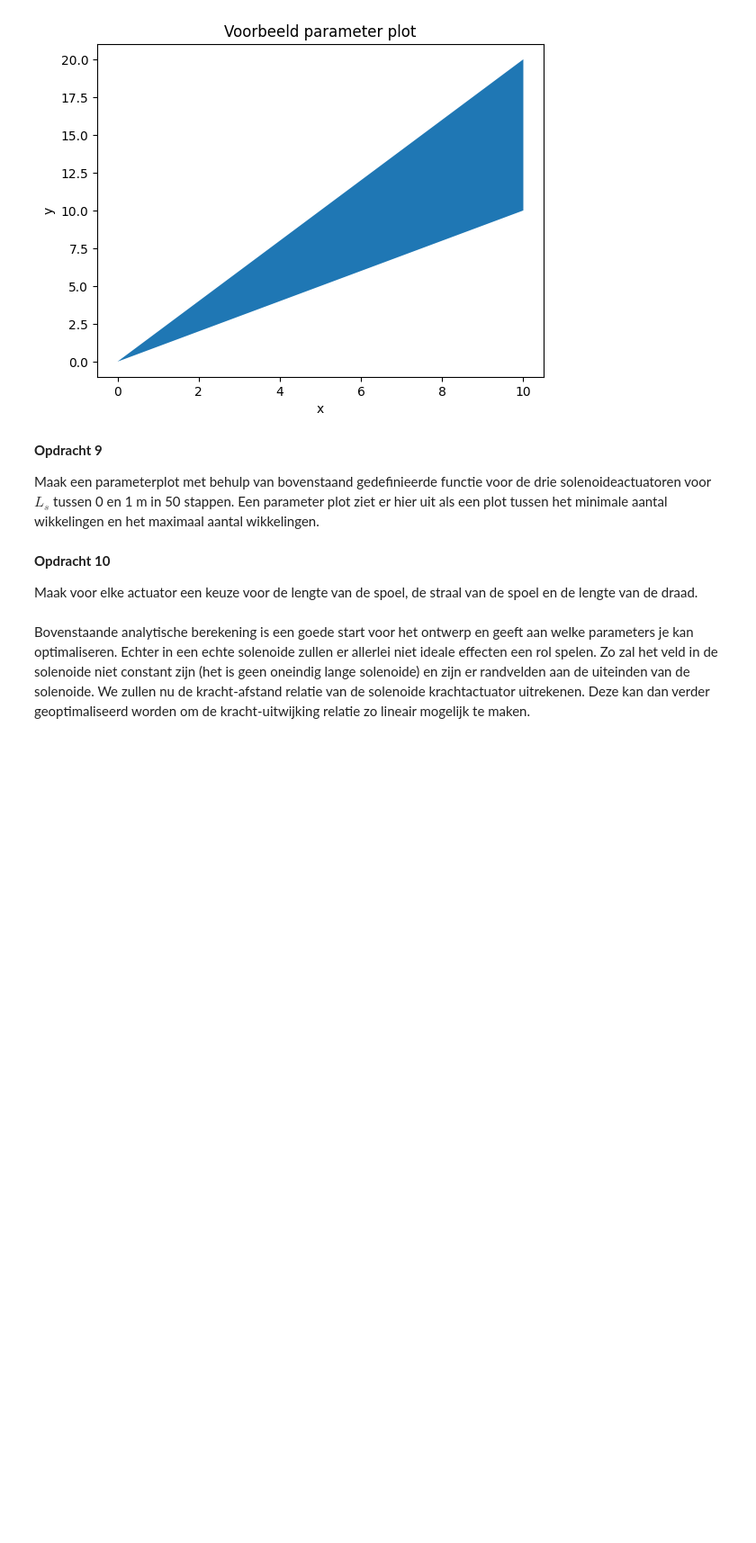
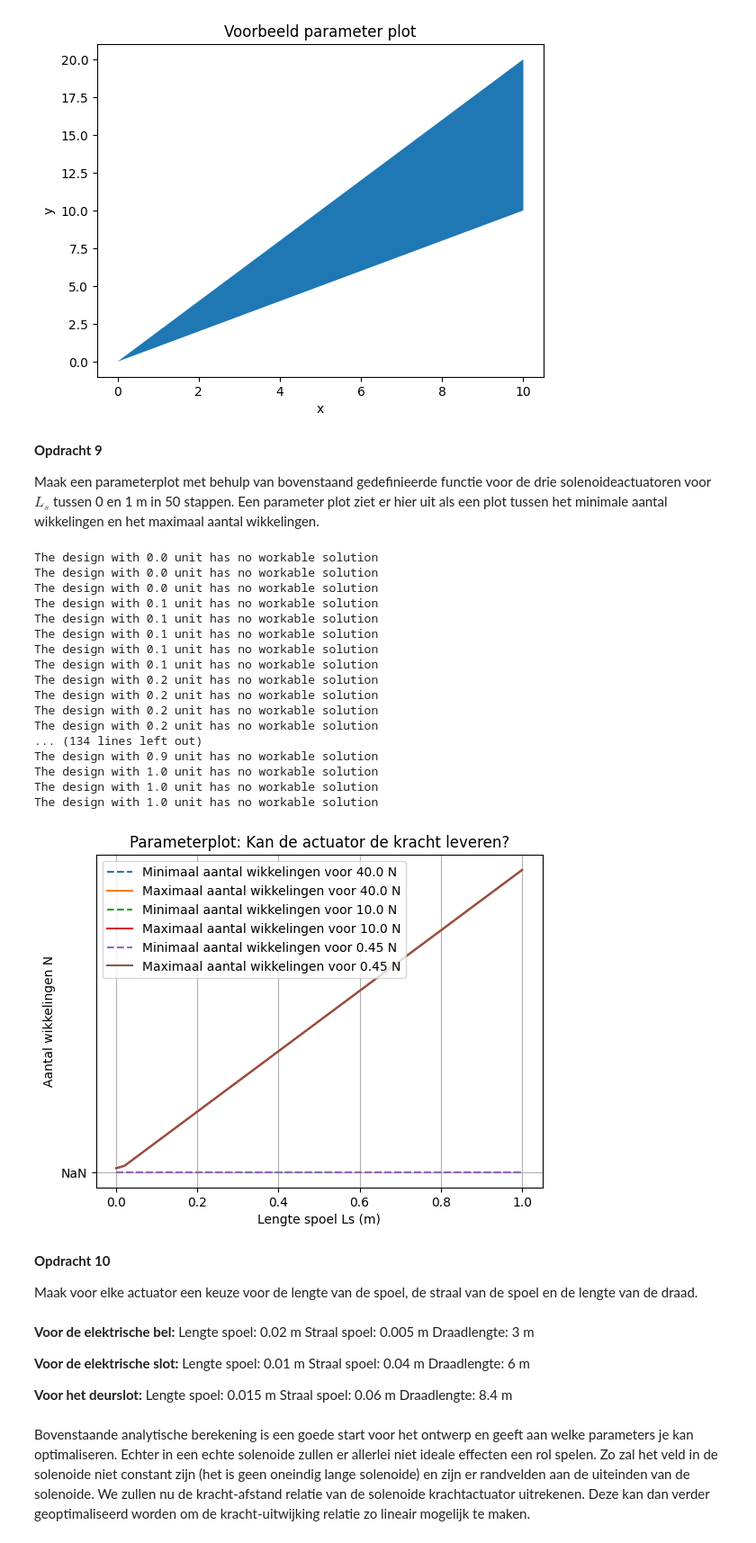
Before and after one commit to DRoelse/Daniel-Def-D, a Jupyter notebook: DigitaleOntwerpopdrachten/1CondensatorOpdracht/2KrachtactuatorOpdracht/KrachtactuatorOpdracht.ipynb, the cells around one changed output. Shown at 90% size. Drawn from its saved outputs; the diff is of its cells as text; code cells hidden in the pictures; blank space fills up the shorter version.

```diff
--- a/DigitaleOntwerpopdrachten/1CondensatorOpdracht/2KrachtactuatorOpdracht/KrachtactuatorOpdracht.ipynb
+++ b/DigitaleOntwerpopdrachten/1CondensatorOpdracht/2KrachtactuatorOpdracht/KrachtactuatorOpdracht.ipynb
@@ -192,13 +192,65 @@ Text(0, 0.5, 'y')
 
 Maak een parameterplot met behulp van bovenstaand gedefinieerde functie voor de drie solenoideactuatoren voor $L_s$ tussen 0 en 1 m in 50 stappen. Een parameter plot ziet er hier uit als een plot tussen het minimale aantal wikkelingen en het maximaal aantal wikkelingen.
 # %%
-###
-###Jouw code hier###
-###
+Ls_range = np.linspace(0.001, 1.0, 50)
+r_s = 0.01 # straat van de actuator in meter
+plt.figure()
+for kracht in [40.0, 10.0, 0.45]: # respectievelijk deurslot, slot en bel.
+    min_waardes = []
+    max_waardes = []
+    for l in Ls_range:
+        N_min, N_max = aantal_wikkelingen(l, r_s, d_draad/2, I)
+        min_waardes.append(N_min)
+        max_waardes.append(N_max)
+    plt.plot(Ls_range, min_waardes, '--', label=f'Minimaal aantal wikkelingen voor {kracht} N')
+    plt.plot(Ls_range, max_waardes, '-', label=f'Maximaal aantal wikkelingen voor {kracht} N')
+
+plt.title('Parameterplot: Kan de actuator de kracht leveren?')
+plt.xlabel('Lengte spoel Ls (m)')
+plt.ylabel('Aantal wikkelingen N')
+plt.legend()
+plt.grid(True)
+plt.show()
+
+# Uit de grafiek blijkt dat alle minimale waardes en alle maximale waardes samenvallen, dit komt omdat bij elk ontwerp dezelfe keuze is gemaakt voor de batterij.
+# %% [output]
+The design with 0.0 unit has no workable solution
+The design with 0.0 unit has no workable solution
+The design with 0.0 unit has no workable solution
+The design with 0.1 unit has no workable solution
+The design with 0.1 unit has no workable solution
+The design with 0.1 unit has no workable solution
+The design with 0.1 unit has no workable solution
+The design with 0.1 unit has no workable solution
+The design with 0.2 unit has no workable solution
+The design with 0.2 unit has no workable solution
+The design with 0.2 unit has no workable solution
+The design with 0.2 unit has no workable solution
+... (134 lines left out)
+The design with 0.9 unit has no workable solution
+The design with 1.0 unit has no workable solution
+The design with 1.0 unit has no workable solution
+The design with 1.0 unit has no workable solution
+[figure, added]
 # %% [markdown]
 **Opdracht 10**
 
 Maak voor elke actuator een keuze voor de lengte van de spoel, de straal van de spoel en de lengte van de draad.
+# %% [markdown]
+**Voor de elektrische bel:**
+Lengte spoel: 0.02 m
+Straal spoel: 0.005 m
+Draadlengte: 3 m
+
+**Voor de elektrische slot:**
+Lengte spoel: 0.01 m
+Straal spoel: 0.04 m
+Draadlengte: 6 m
+
+**Voor het deurslot:**
+Lengte spoel: 0.015 m
+Straal spoel: 0.06 m
+Draadlengte: 8.4 m
 # %% [markdown]
 Bovenstaande analytische berekening is een goede start voor het ontwerp en geeft aan welke parameters je kan optimaliseren. Echter in een echte solenoide zullen er allerlei niet ideale effecten een rol spelen. Zo zal het veld in de solenoide niet constant zijn (het is geen oneindig lange solenoide) en zijn er randvelden aan de uiteinden van de solenoide. We zullen nu de kracht-afstand relatie van de solenoide krachtactuator uitrekenen. Deze kan dan verder geoptimaliseerd worden om de kracht-uitwijking relatie zo lineair mogelijk te maken.
 # %% [markdown]
```
Also changed, not shown: parts of 2 cells of this notebook.
